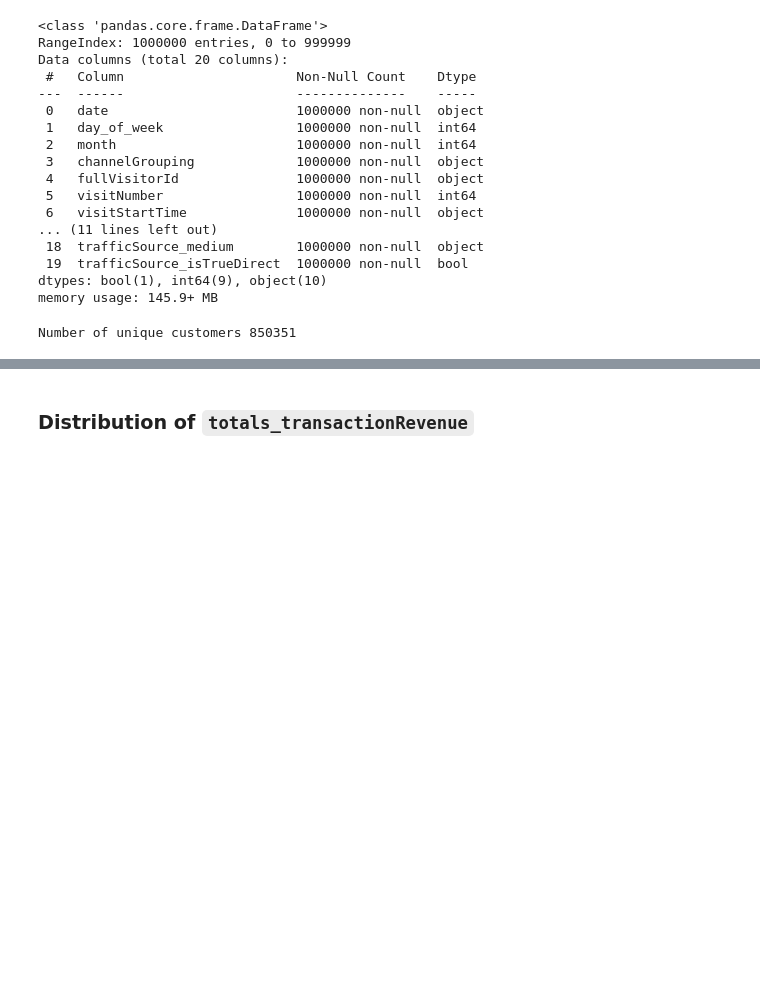
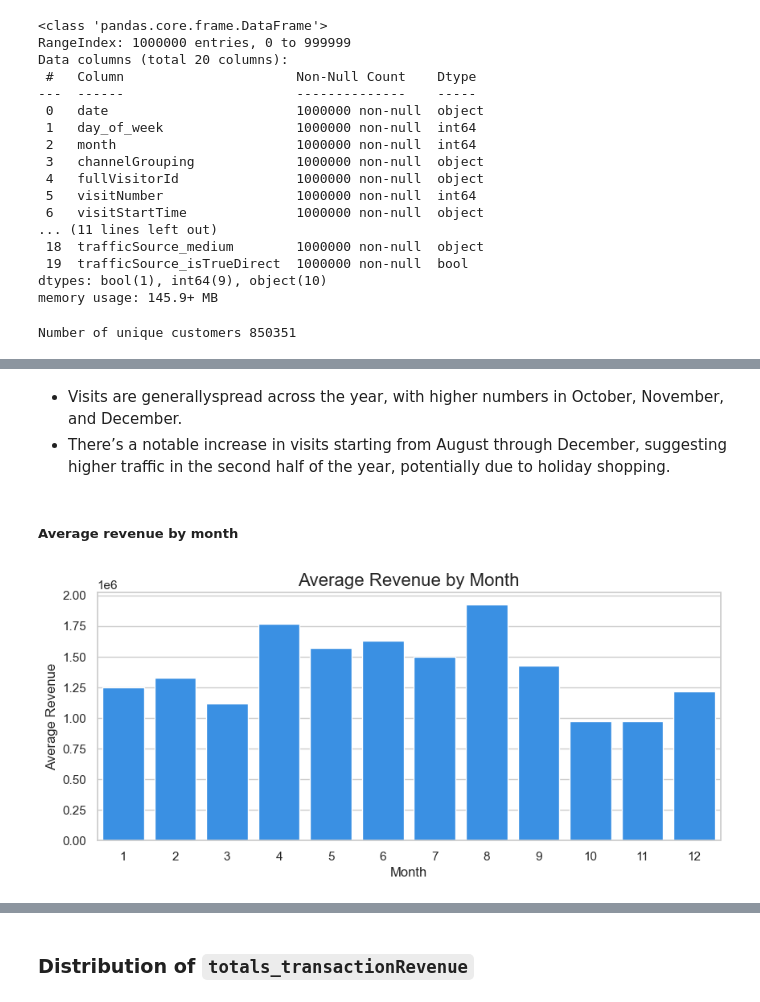
Before and after one commit to PaolaGaray/GA-CustomerRevenuePrediction, a Jupyter notebook: notebooks/EDA.ipynb, the cells around one changed output, grey strips where cells are left out. Drawn from its saved outputs; the diff is of its cells as text; code cells hidden in the pictures; blank space fills up the shorter version.

```diff
--- a/notebooks/EDA.ipynb
+++ b/notebooks/EDA.ipynb
@@ -48,0 +107,17 @@ Number of unique customers 850351
+# %% [markdown]
+- Visits are generallyspread across the year, with higher numbers in October, November, and December.
+- There’s a notable increase in visits starting from August through December, suggesting higher traffic in the second half of the year, potentially due to holiday shopping.
+# %% [markdown]
+##### Average revenue by month
+# %%
+# Average revenue by month
+avg_revenue_month = df.groupby('month')['totals_transactionRevenue'].mean()
+plt.figure(figsize=(10, 4))
+
+sns.barplot(x=avg_revenue_month.index, y=avg_revenue_month.values, color="dodgerblue")
+plt.title("Average Revenue by Month", fontsize=16)
+plt.xlabel("Month", fontsize=12)
+plt.ylabel("Average Revenue", fontsize=12)
+plt.show()
+# %% [output]
+[figure, added]
```
Also changed, not shown: parts of 15 cells of this notebook.
